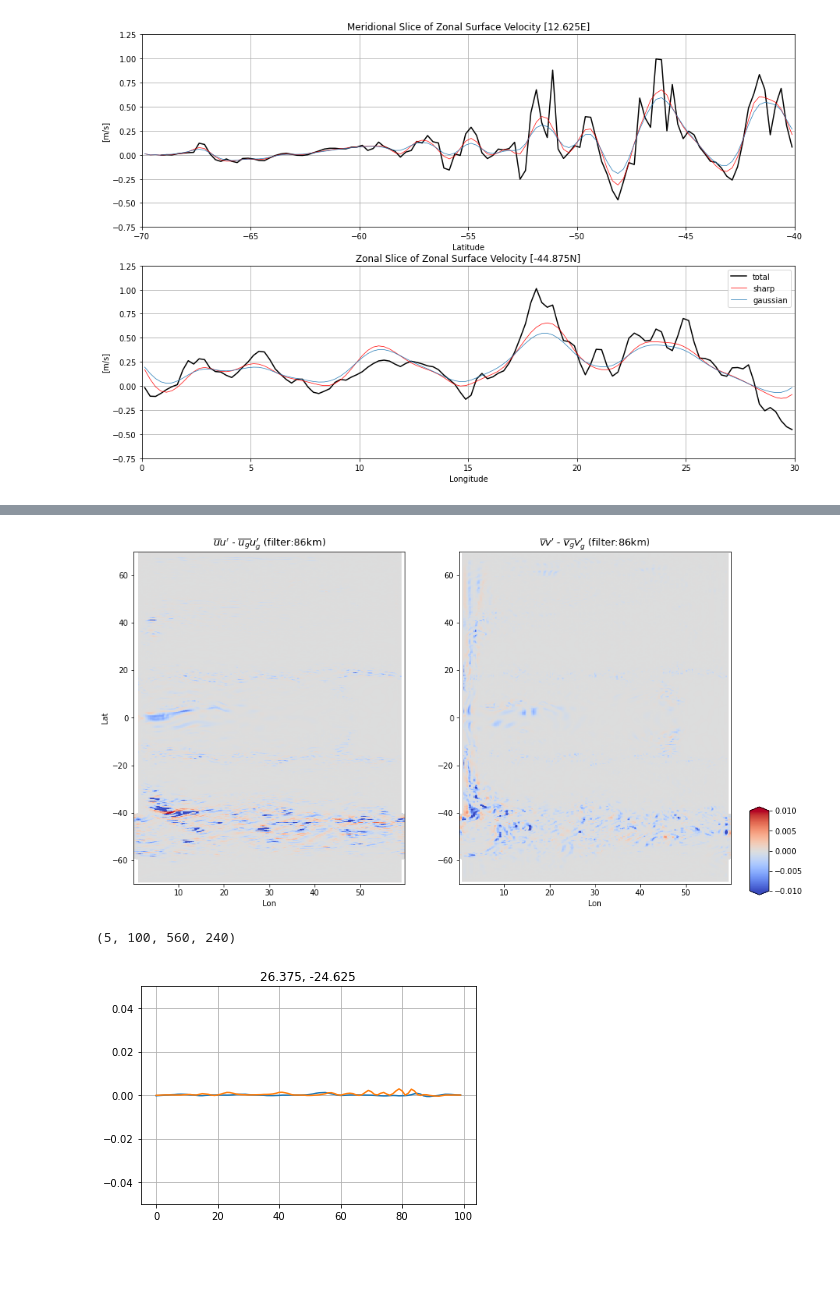
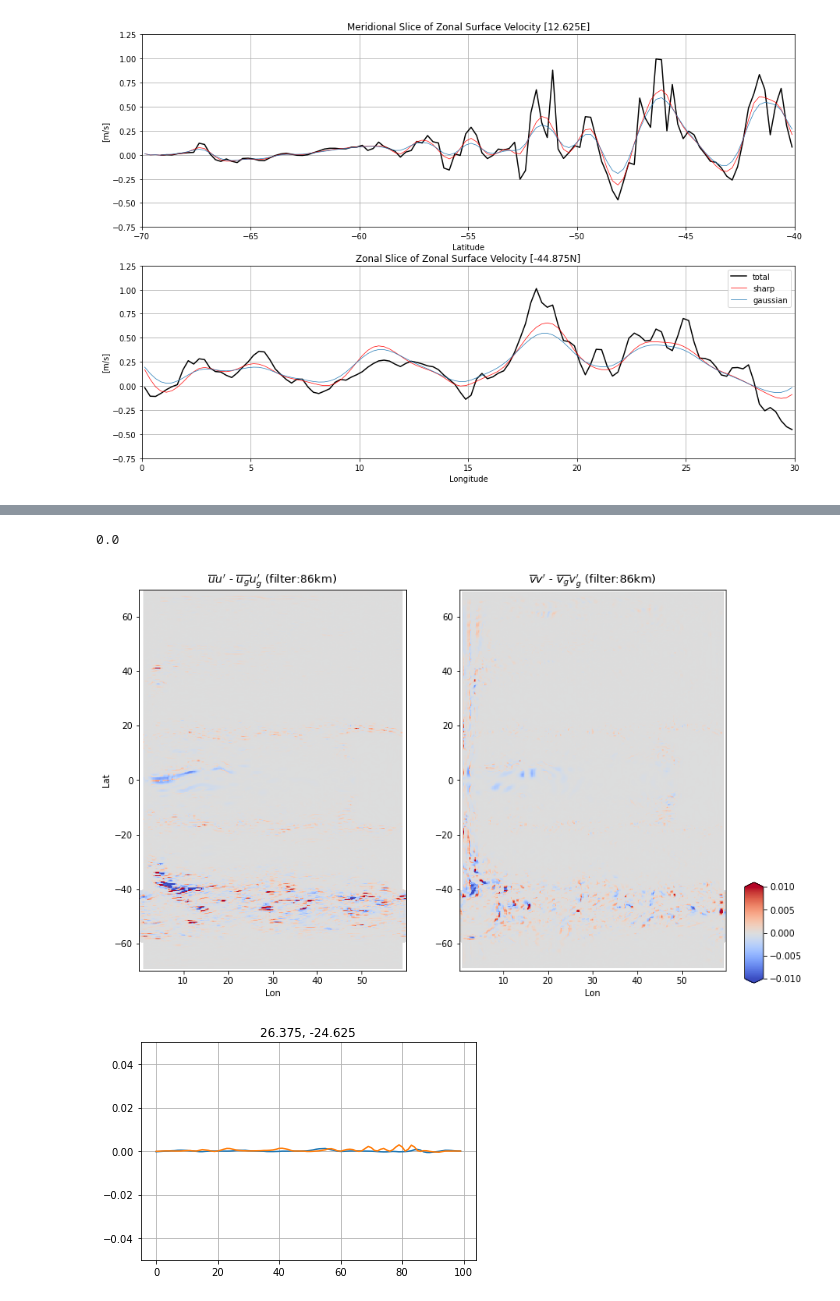
Before and after one commit to jakesteinberg/CPT, a Jupyter notebook: neverworld_snapshot_2dfilt.ipynb, the cells around one changed output, grey strips where cells are left out. Drawn from its saved outputs; the diff is of its cells as text; code cells hidden in the pictures; blank space fills up the shorter version.

```diff
--- a/neverworld_snapshot_2dfilt.ipynb
+++ b/neverworld_snapshot_2dfilt.ipynb
@@ -131,7 +132,7 @@ def Laplacian2D(field,landMask,dx,dy):
     return OUT*notLand
 # %%
 # load dataset
-x1 = xr.open_dataset('/Users/jakesteinberg/Desktop/neverworld/snapshots_00032505.nc', decode_times=False)
+x1 = xr.open_dataset('/Users/jakesteinberg/Documents/CPT/models/neverworld/snapshots_00032505.nc', decode_times=False)
 # %%
 # -- load in a few variables
 lat = x1.yh.values
@@ -263,24 +339,24 @@ test[-4:, :] = np.flipud(test[-8:-4, :]) + 0.0001*np.random.randint(-100, 100, n
 field = np.transpose(test.copy())
 data_test = field.copy()
 data_test_g = field.copy()
-tempL_out = np.nan * np.ones((NL_2d, np.shape(field)[0], np.shape(field)[1]))
-for i in range(NL_2d):
+tempL_out = np.nan * np.ones((NL, np.shape(field)[0], np.shape(field)[1]))
+for i in range(NL):
     tempL = Laplacian2D(data_test,landMask,dx,dy)
     tempL_out[i, :, :] = tempL.copy()
-    data_test = data_test + (1/sL_2d[i])*tempL # Update filtered field
-for i in range(NB_2d):
+    data_test = data_test + (1/sL[i])*tempL # Update filtered field
+for i in range(NB):
     tempL = Laplacian2D(data_test, landMask, dx, np.int(dy))
     tempB = Laplacian2D(tempL, landMask, dx, np.int(dy))
-    data_test = data_test + (2*np.real(sB_2d[i])/(np.abs(sB_2d[i])**2))*tempL + (1/(np.abs(sB_2d[i])**2))*tempB
-for i in range(NL_2d_g):
+    data_test = data_test + (2*np.real(sB[i])/(np.abs(sB[i])**2))*tempL + (1/(np.abs(sB[i])**2))*tempB
+for i in range(NL_g):
     tempL = Laplacian2D(data_test_g,landMask,dx,dy)
     tempL_out[i, :, :] = tempL.copy()
-    data_test_g = data_test_g + (1/sL_2d_g[i])*tempL # Update filtered field
-for i in range(NB_2d_g):
+    data_test_g = data_test_g + (1/sL_g[i])*tempL # Update filtered field
+for i in range(NB_g):
     tempL = Laplacian2D(data_test_g, landMask, dx, np.int(dy))
     tempB = Laplacian2D(tempL, landMask, dx, np.int(dy))
-    data_test_g = data_test_g + (2*np.real(sB_2d_g[i])/(np.abs(sB_2d_g[i])**2))*tempL + \
-        (1/(np.abs(sB_2d_g[i])**2))*tempB
+    data_test_g = data_test_g + (2*np.real(sB_g[i])/(np.abs(sB_g[i])**2))*tempL + \
+        (1/(np.abs(sB_g[i])**2))*tempB
 
 f, (ax, ax2) = plt.subplots(2, 1, figsize=(15,7))
 ax.plot(lat[0:120], field[50, 0:120], linewidth=1.5, color='k')
@@ -345,14 +421,24 @@ def filt2d(u_reg, v_reg, landMask, dx, dy, NL_2d, sL_2d, NB_2d, sB_2d):
 Lf_list = dxMin * np.array([3, 5, 7, 9, 11])
 u_filt_out = np.nan * np.ones((len(Lf_list), np.shape(u_reg)[0], np.shape(u_reg)[1], np.shape(u_reg)[2]))
 v_filt_out = np.nan * np.ones((len(Lf_list), np.shape(u_reg)[0], np.shape(u_reg)[1], np.shape(u_reg)[2]))
+u2_filt_out = np.nan * np.ones((len(Lf_list), np.shape(u_reg)[0], np.shape(u_reg)[1], np.shape(u_reg)[2]))
+v2_filt_out = np.nan * np.ones((len(Lf_list), np.shape(u_reg)[0], np.shape(u_reg)[1], np.shape(u_reg)[2]))
 u_g_filt_out = np.nan * np.ones((len(Lf_list), np.shape(u_reg)[0], np.shape(u_reg)[1], np.shape(u_reg)[2]))
 v_g_filt_out = np.nan * np.ones((len(Lf_list), np.shape(u_reg)[0], np.shape(u_reg)[1], np.shape(u_reg)[2]))
+u2_g_filt_out = np.nan * np.ones((len(Lf_list), np.shape(u_reg)[0], np.shape(u_reg)[1], np.shape(u_reg)[2]))
+v2_g_filt_out = np.nan * np.ones((len(Lf_list), np.shape(u_reg)[0], np.shape(u_reg)[1], np.shape(u_reg)[2]))
 for i in range(len(Lf_list)):
     NL, sL, NB, sB = filterSpec(N, dxMin, Lf_list[i], 0, "Taper", X=np.pi)
     u_filt_i, v_filt_i = filt2d(u_reg, v_reg, landMask, dx, dy, NL, sL, NB, sB)
+    u2_filt_i, v2_filt_i = filt2d(u_reg**2, v_reg**2, landMask, dx, dy, NL, sL, NB, sB)
     u_filt_out[i, :, :, :] = u_filt_i.copy()
     v_filt_out[i, :, :, :] = v_filt_i.copy()
+    u2_filt_out[i, :, :, :] = u2_filt_i.copy()
+    v2_filt_out[i, :, :, :] = v2_filt_i.copy()
     NL_g, sL_g, NB_g, sB_g = filterSpec(N, dxMin, Lf_list[i], 0, "Gaussian", X=np.pi)
     u_filt_j, v_filt_j = filt2d(u_reg, v_reg, landMask, dx, dy, NL_g, sL_g, NB_g, sB_g)
+    u2_filt_j, v2_filt_j = filt2d(u_reg**2, v_reg**2, landMask, dx, dy, NL_g, sL_g, NB_g, sB_g)
     u_g_filt_out[i, :, :, :] = u_filt_j.copy()
     v_g_filt_out[i, :, :, :] = v_filt_j.copy()
+    u2_g_filt_out[i, :, :, :] = u2_filt_j.copy()
+    v2_g_filt_out[i, :, :, :] = v2_filt_j.copy()
@@ -458,28 +566,33 @@ f.savefig('/Users/jakesteinberg/Desktop/neverworld/neverworld_surface_eke1eke2_w
+# %%
+# f, ax = plt.subplots(1,1,figsize=(6,10))
+# ax.pcolor(x1.xh, x1.yh, np.nansum(neg_mask, axis=0), vmin=0, vmax=100)
+# plt.show()
+np.nansum(Lat_mesh)
+# %% [output]
+0.0
 # %%
 t_i = 20
 filter_index = 3
 levs = np.linspace(-0.01, 0.01, 100)
-f, (ax3, ax4) = plt.subplots(1, 2, figsize=(14,8))
-axp = ax3.pcolormesh(x1.xh, x1.yh, upr_ubar[filter_index, t_i, :, :] - upr_ubar_g[filter_index, t_i, :, :], \
-                     cmap='coolwarm', zorder=0, vmin=levs[0], vmax=levs[-1])
+f, (ax3, ax4) = plt.subplots(1, 2, figsize=(12,8))
+axp = ax3.pcolormesh(x1.xh, x1.yh, \
+                np.abs(upr_ubar[filter_index, t_i, :, :]) - np.abs(upr_ubar_g[filter_index, t_i, :, :]), \
+                cmap='coolwarm', zorder=0, vmin=levs[0], vmax=levs[-1])
 ax3.set_title(r"$\overline{u}u'$ - $\overline{u_g}u_g'$ (filter:" + str(np.int(Lf_list[filter_index]/1000)) + "km)", fontsize=13)
-ax4.pcolormesh(x1.xh, x1.yh, vpr_vbar[filter_index, t_i, :, :] - vpr_vbar_g[filter_index, t_i, :, :], \
+ax4.pcolormesh(x1.xh, x1.yh, \
+               np.abs(vpr_vbar[filter_index, t_i, :, :]) - np.abs(vpr_vbar_g[filter_index, t_i, :, :]), \
                cmap='coolwarm', zorder=0, vmin=levs[0], vmax=levs[-1])
 ax4.set_title(r"$\overline{v}v'$ - $\overline{v_g}v_g'$ (filter:" + str(np.int(Lf_list[filter_index]/1000)) + "km)", fontsize=13)
 ax3.set_xlabel('Lon')
 ax4.set_xlabel('Lon')
 ax3.set_ylabel('Lat')
 cbpos = [0.925, 0.1, 0.025, 0.2]
 cax = f.add_axes(cbpos)
 cb = f.colorbar(axp, cax=cax, orientation='vertical', extend='both')
 plt.show()
-f.savefig('/Users/jakesteinberg/Desktop/neverworld/neverworld_surface_cross_terms_2.jpg', dpi=300)
+# f.savefig('/Users/jakesteinberg/Desktop/neverworld/neverworld_surface_cross_terms_2.jpg', dpi=300)
 # %% [output]
-[figure, old version]
+[figure, new version]
-# %%
-np.shape(upr_ubar)
-# %% [output]
-(5, 100, 560, 240)
 # %%
 save_sim = 1
 if save_sim:
```
Also changed, not shown: parts of 14 cells of this notebook, 3 other files.
